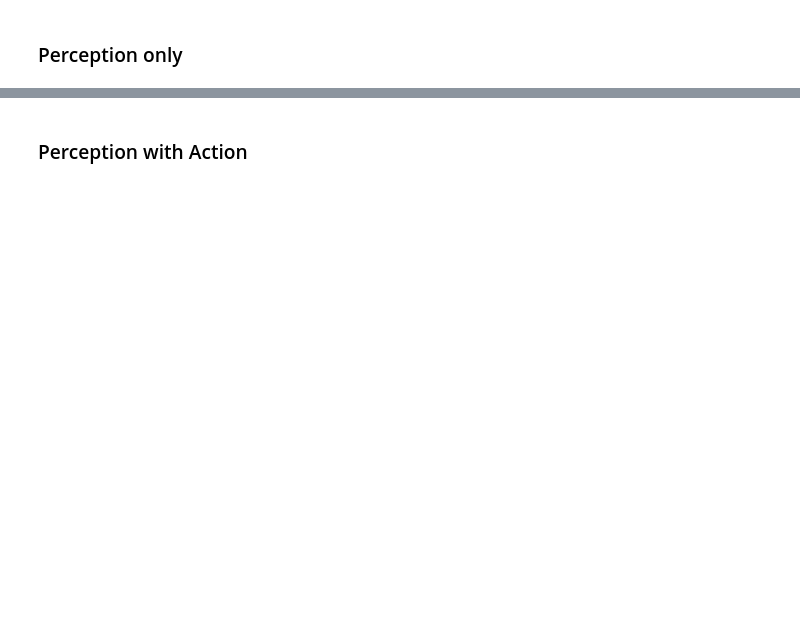
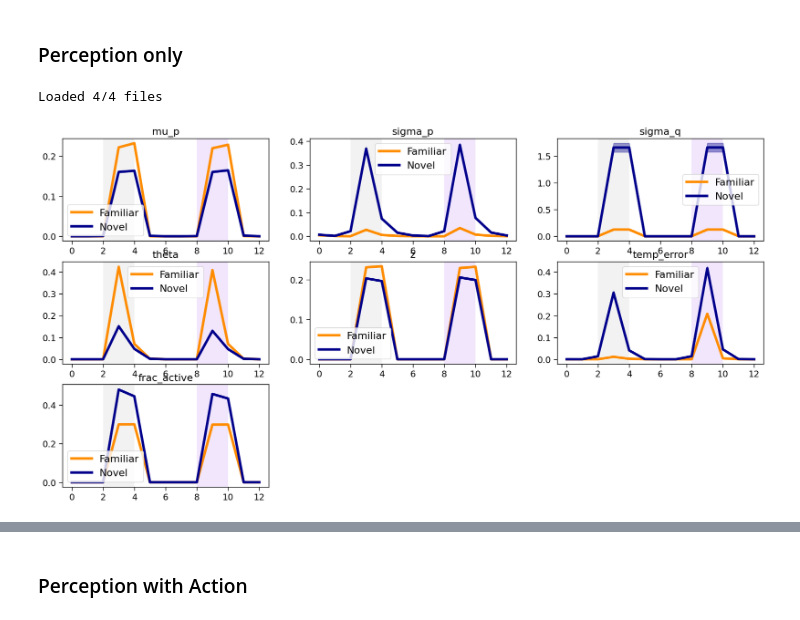
Before and after one commit to HChoiLab/cortical_circuit_model_for_novelty_encoding, a Jupyter notebook: analysis.ipynb, the cells around one changed output, grey strips where cells are left out. Saved outputs shown, nothing was run; the diff lists cells and outputs as text; code cells hidden in the pictures; blank space fills up the shorter version.

```diff
--- a/analysis.ipynb
+++ b/analysis.ipynb
@@ -93,21 +93,25 @@ def load_results_files(directory, prefix):
 # %% [markdown]
 ### Perception only
 # %%
-passive_args, passive_change, passive_omission, passive_progress = load_results_files(f"{SCRATCH}/results/perception_only/w", "perception_only")
+passive_args, passive_change, passive_omission, passive_progress = load_results_files(f"{SCRATCH}/results/perception_only", "perception_only")
 passive_args = Namespace(**passive_args)
+# %% [output]
+Loaded 4/4 files
 # %%
 ##### plot responses around image change
 
 with plt.style.context(['nature', 'notebook']):
 
-    passive_change_fig = plt.figure(figsize=(20, 15))
+    passive_change_fig = plt.figure(figsize=(20, 10))
     plt.tight_layout(pad=10, h_pad=5)
 
     for i, pop in enumerate(passive_change['familiar'].keys()):
         ax = plt.subplot(3, 3, i+1)
         plot_trial_responses(passive_args, ax, passive_change['familiar'][pop], passive_change['novel'][pop], normalize=False)
         ax.set_title(f"{pop}")
         ax.legend()
+# %% [output]
+[figure, added]
 # %%
 ##### plot responses around omissions
 
```
Also changed, not shown: parts of 12 cells of this notebook, 8 other files.
